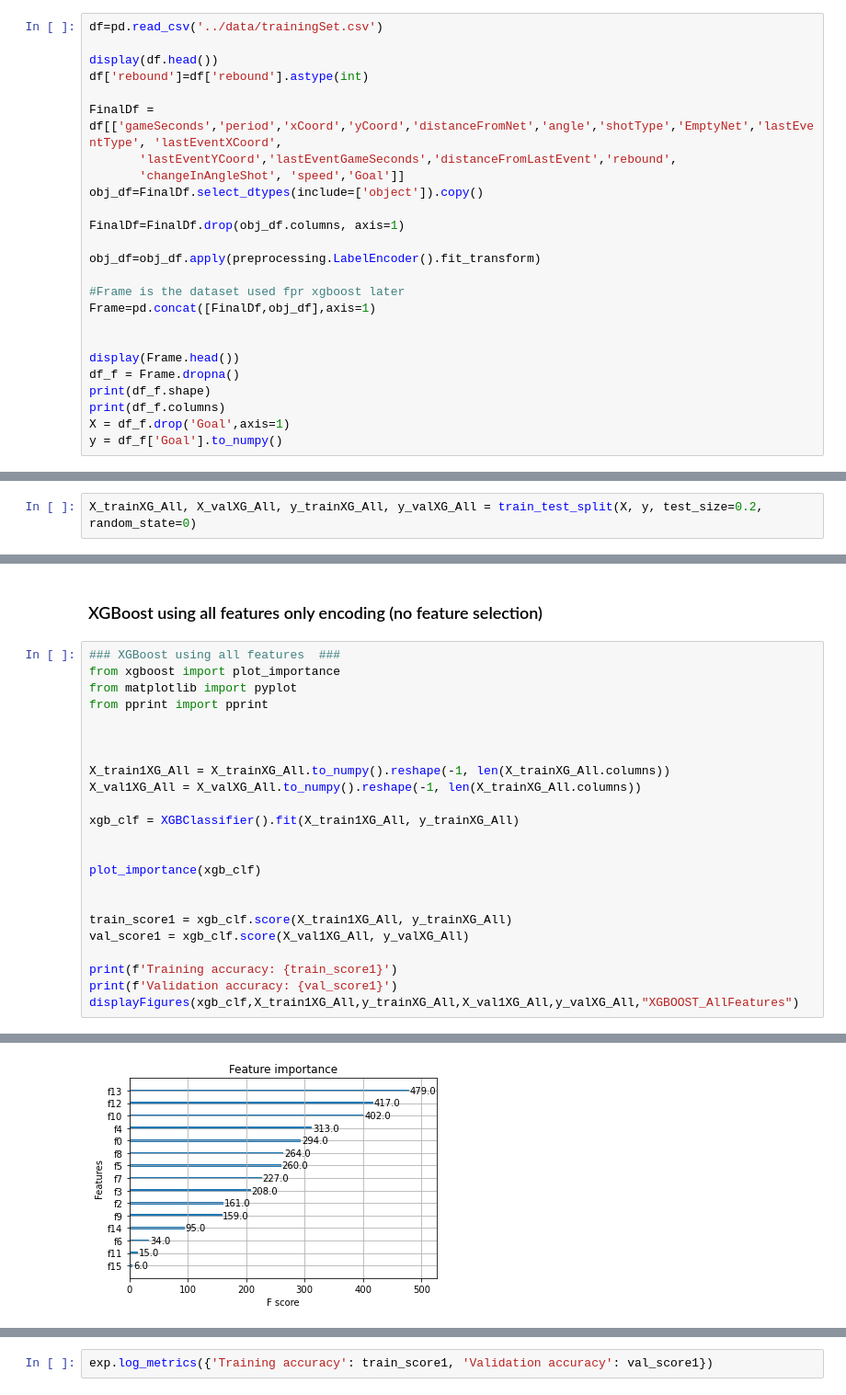
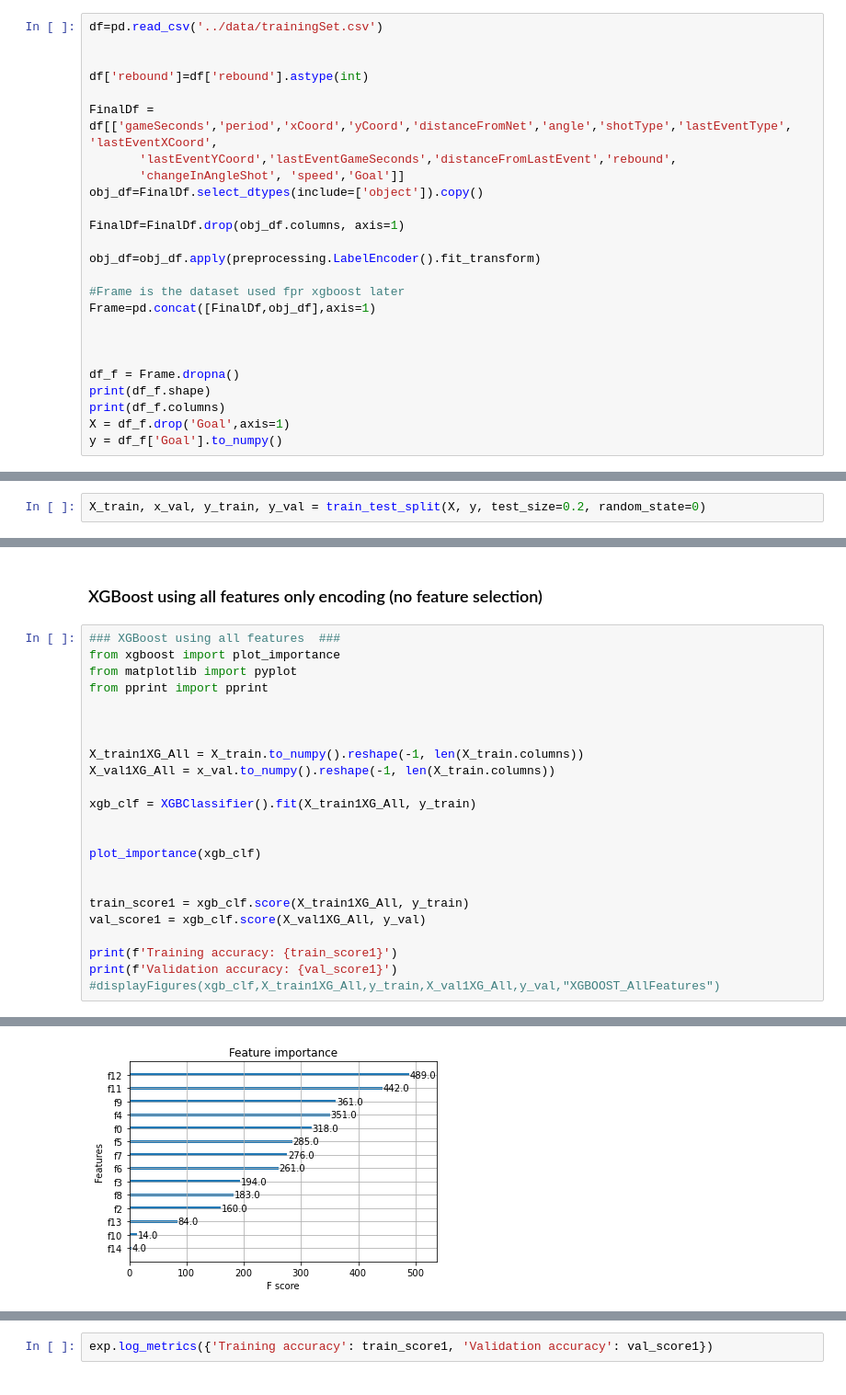
Before and after one commit to sorinmuchi/IFT6758, a Jupyter notebook: notebooks/5-AdvancedModels.ipynb, the cells around one changed output, grey strips where cells are left out. Shown at 92% size. Drawn from its saved outputs; the diff is of its cells as text.

```diff
--- a/notebooks/5-AdvancedModels.ipynb
+++ b/notebooks/5-AdvancedModels.ipynb
@@ -370,10 +286,10 @@ Change in shot angle-
 # %%
 df=pd.read_csv('../data/trainingSet.csv')
 
-display(df.head())
+
 df['rebound']=df['rebound'].astype(int)
 
-FinalDf = df[['gameSeconds','period','xCoord','yCoord','distanceFromNet','angle','shotType','EmptyNet','lastEventType', 'lastEventXCoord',
+FinalDf = df[['gameSeconds','period','xCoord','yCoord','distanceFromNet','angle','shotType','lastEventType', 'lastEventXCoord',
        'lastEventYCoord','lastEventGameSeconds','distanceFromLastEvent','rebound',
        'changeInAngleShot', 'speed','Goal']]
 obj_df=FinalDf.select_dtypes(include=['object']).copy()
@@ -386,7 +302,7 @@ obj_df=obj_df.apply(preprocessing.LabelEncoder().fit_transform)
 Frame=pd.concat([FinalDf,obj_df],axis=1)
 
 
-display(Frame.head())
+
 df_f = Frame.dropna()
 print(df_f.shape)
 print(df_f.columns)
@@ -415,2 +320,2 @@ Index(['gameSeconds', 'period', 'xCoord', 'yCoord', 'distanceFromNet', 'angle',
 # %%
-X_trainXG_All, X_valXG_All, y_trainXG_All, y_valXG_All = train_test_split(X, y, test_size=0.2, random_state=0)
+X_train, x_val, y_train, y_val = train_test_split(X, y, test_size=0.2, random_state=0)
@@ -424,19 +401,19 @@ from pprint import pprint
 
 
 
-X_train1XG_All = X_trainXG_All.to_numpy().reshape(-1, len(X_trainXG_All.columns))
-X_val1XG_All = X_valXG_All.to_numpy().reshape(-1, len(X_trainXG_All.columns))
+X_train1XG_All = X_train.to_numpy().reshape(-1, len(X_train.columns))
+X_val1XG_All = x_val.to_numpy().reshape(-1, len(X_train.columns))
 
-xgb_clf = XGBClassifier().fit(X_train1XG_All, y_trainXG_All)
+xgb_clf = XGBClassifier().fit(X_train1XG_All, y_train)
 
 
 plot_importance(xgb_clf)
 
 
-train_score1 = xgb_clf.score(X_train1XG_All, y_trainXG_All)
-val_score1 = xgb_clf.score(X_val1XG_All, y_valXG_All)
+train_score1 = xgb_clf.score(X_train1XG_All, y_train)
+val_score1 = xgb_clf.score(X_val1XG_All, y_val)
 
 print(f'Training accuracy: {train_score1}')
 print(f'Validation accuracy: {val_score1}')
-displayFigures(xgb_clf,X_train1XG_All,y_trainXG_All,X_val1XG_All,y_valXG_All,"XGBOOST_AllFeatures")
+#displayFigures(xgb_clf,X_train1XG_All,y_train,X_val1XG_All,y_val,"XGBOOST_AllFeatures")
 # %% [output]
@@ -450 +422 @@ Random: ROC AUC=0.500
-[figure, old version]
+[figure, new version]
```
Also changed, not shown: parts of 14 cells of this notebook.
